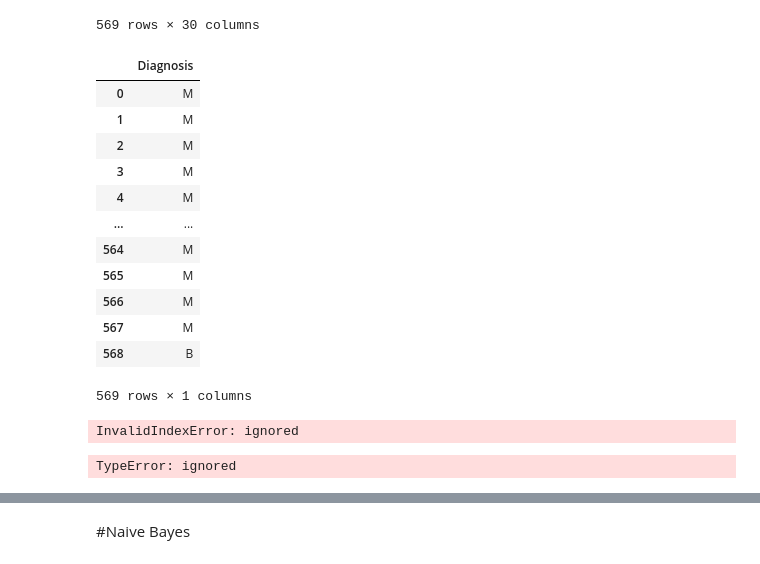
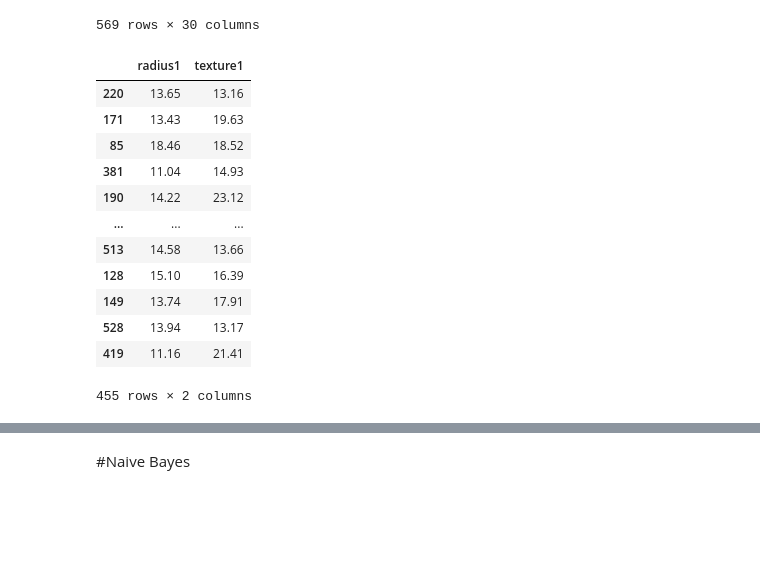
Before and after one commit to ozturksila/AI-Dairy, a Jupyter notebook: ML_Algorithms/Supervised.ipynb, the cells around one changed output, grey strips where cells are left out. Cells and saved outputs as stored; diff of their text form; code cells hidden in the pictures; blank space fills up the shorter version.

```diff
--- a/ML_Algorithms/Supervised.ipynb
+++ b/ML_Algorithms/Supervised.ipynb
@@ -147,20 +134,3 @@ df
 | 567 | 20.60 | 29.33 | 140.10 | 1265.0 | 0.11780 | 0.27700 | 0.35140 | 0.15200 | ... |
 | 568 | 7.76 | 24.54 | 47.92 | 181.0 | 0.05263 | 0.04362 | 0.00000 | 0.00000 | ... |
 569 rows × 30 columns
-# %%
-df = pd.DataFrame(cancer.data.targets )
-df
-# %% [output]
-|  | Diagnosis |
-| 0 | M |
-| 1 | M |
-| 2 | M |
-| 3 | M |
-| 4 | M |
-| ... | ... |
-| 564 | M |
-| 565 | M |
-| 566 | M |
-| 567 | M |
-| 568 | B |
-569 rows × 1 columns
@@ -169,3 +137,23 @@ X_train, X_test, y_train, y_test = train_test_split(cancer.data.features,cancer.
+# %%
+X = cancer.data.features.iloc[:, 0:2]
+Y = cancer.data.targets
+X_train, X_test, y_train, y_test = train_test_split(X,Y , test_size=0.2)
+# %%
+X_train
+# %% [output]
+|  | radius1 | texture1 |
+| 220 | 13.65 | 13.16 |
+| 171 | 13.43 | 19.63 |
+| 85 | 18.46 | 18.52 |
+| 381 | 11.04 | 14.93 |
+| 190 | 14.22 | 23.12 |
+| ... | ... | ... |
+| 513 | 14.58 | 13.66 |
+| 128 | 15.10 | 16.39 |
+| 149 | 13.74 | 17.91 |
+| 528 | 13.94 | 13.17 |
+| 419 | 11.16 | 21.41 |
+455 rows × 2 columns
 # %%
 #Build the model & train
 C = 1.0  # SVM regularization parameter
@@ -176,42 +163,0 @@ lin_svc = svm.LinearSVC(C=C).fit(X_train, y_train)
-# %%
-# create a mesh to plot in
-h = .02
-x_min, x_max = X_train[:, 0].min() - 1, X_train[:, 0].max() + 1
-y_min, y_max = X_train[:, 1].min() - 1, X_train[:, 1].max() + 1
-xx, yy = np.meshgrid(np.arange(x_min, x_max, h),
-                     np.arange(y_min, y_max, h))
-# %% [output]
-InvalidIndexError: ignored
-# %%
-# title for the plots
-titles = ['SVC with linear kernel',
-          'LinearSVC (linear kernel)',
-          'SVC with RBF kernel',
-          'SVC with polynomial (degree 3) kernel']
-
-
-for i, clf in enumerate((svc, lin_svc, rbf_svc, poly_svc)):
-    # Plot the decision boundary. For that, we will assign a color to each
-    # point in the mesh [x_min, x_max]x[y_min, y_max].
-    plt.subplot(2, 2, i + 1)
-    plt.subplots_adjust(wspace=0.4, hspace=0.4)
-
-    Z = clf.predict(np.c_[xx.ravel(), yy.ravel()])
-
-    # Put the result into a color plot
-    Z = Z.reshape(xx.shape)
-    plt.contourf(xx, yy, Z, cmap=plt.cm.coolwarm, alpha=0.8)
-
-    # Plot also the training points
-    plt.scatter(X[:, 0], X[:, 1], c=y, cmap=plt.cm.coolwarm)
-    plt.xlabel('Sepal length')
-    plt.ylabel('Sepal width')
-    plt.xlim(xx.min(), xx.max())
-    plt.ylim(yy.min(), yy.max())
-    plt.xticks(())
-    plt.yticks(())
-    plt.title(titles[i])
-
-plt.show()
-# %% [output]
-TypeError: ignored
```
Also changed, not shown: parts of 17 cells of this notebook.
